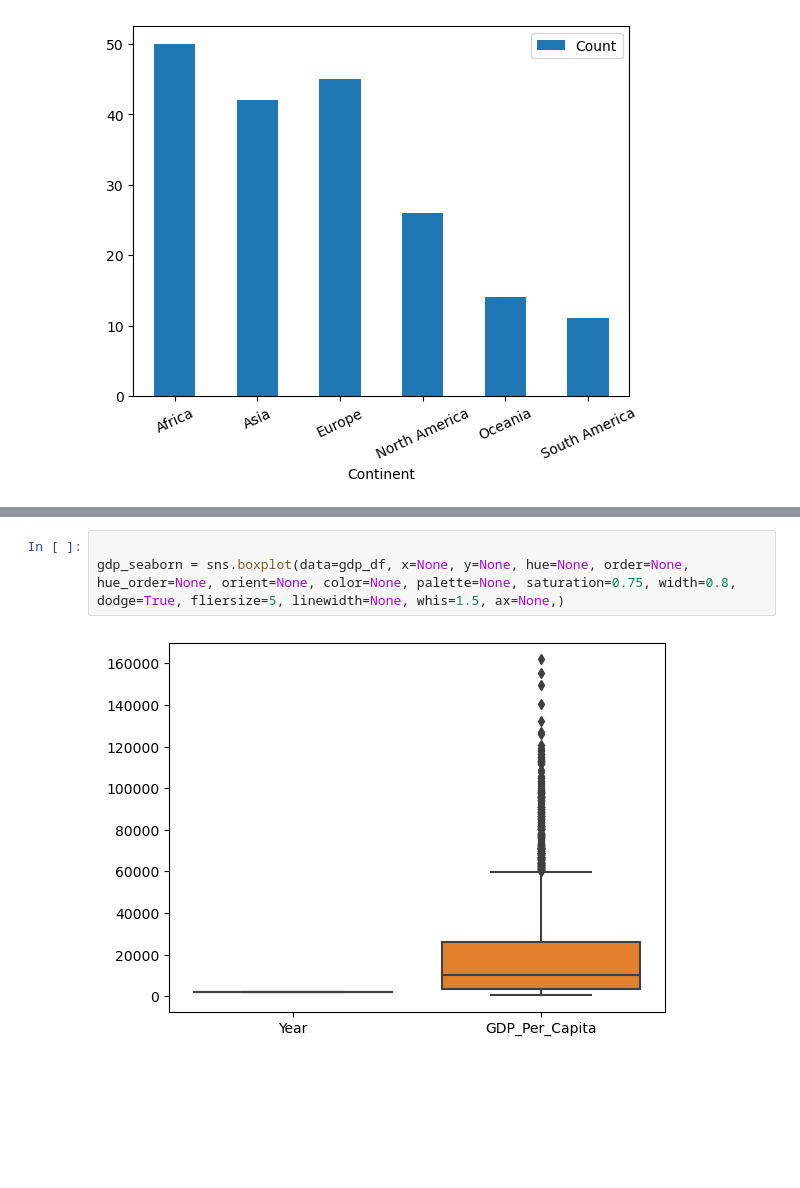
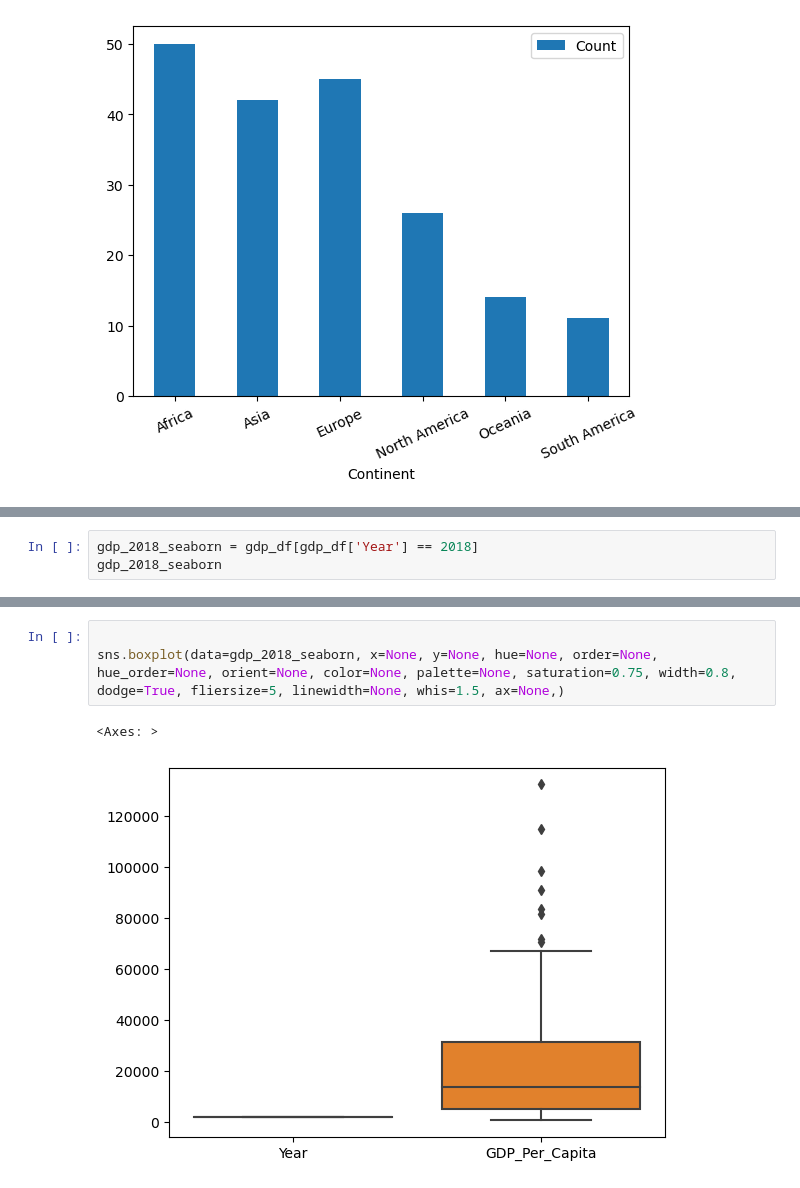
Before and after one commit to nss-data-science-cohort-7/un-exploration-michaeltatarjr, a Jupyter notebook: notebook/UN_Data_Exploration.ipynb, the cells around one changed output, grey strips where cells are left out. Drawn from its saved outputs; the diff is of its cells as text; blank space fills up the shorter version.

```diff
--- a/notebook/UN_Data_Exploration.ipynb
+++ b/notebook/UN_Data_Exploration.ipynb
@@ -487,0 +536,3 @@ count_of_countries.plot.bar(x='Continent', y='Count', rot=25)
+# %%
+gdp_2018_seaborn = gdp_df[gdp_df['Year'] == 2018]
+gdp_2018_seaborn
@@ -488,5 +553,6 @@ count_of_countries.plot.bar(x='Continent', y='Count', rot=25)
 # %%
 
-gdp_seaborn = sns.boxplot(data=gdp_df, x=None, y=None, hue=None, order=None, hue_order=None, orient=None, color=None, palette=None, saturation=0.75, width=0.8, dodge=True, fliersize=5, linewidth=None, whis=1.5, ax=None,)
+sns.boxplot(data=gdp_2018_seaborn, x=None, y=None, hue=None, order=None, hue_order=None, orient=None, color=None, palette=None, saturation=0.75, width=0.8, dodge=True, fliersize=5, linewidth=None, whis=1.5, ax=None,)
 # %% [output]
+<Axes: >
-[figure, old version]
+[figure, new version]
```
Also changed, not shown: parts of 22 cells of this notebook.
